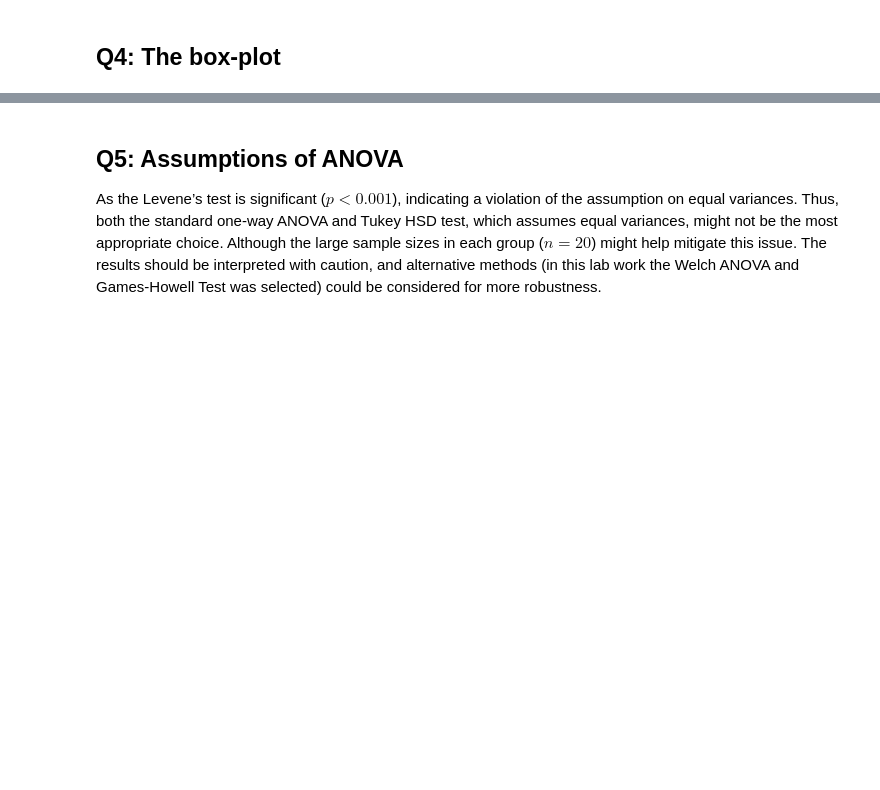
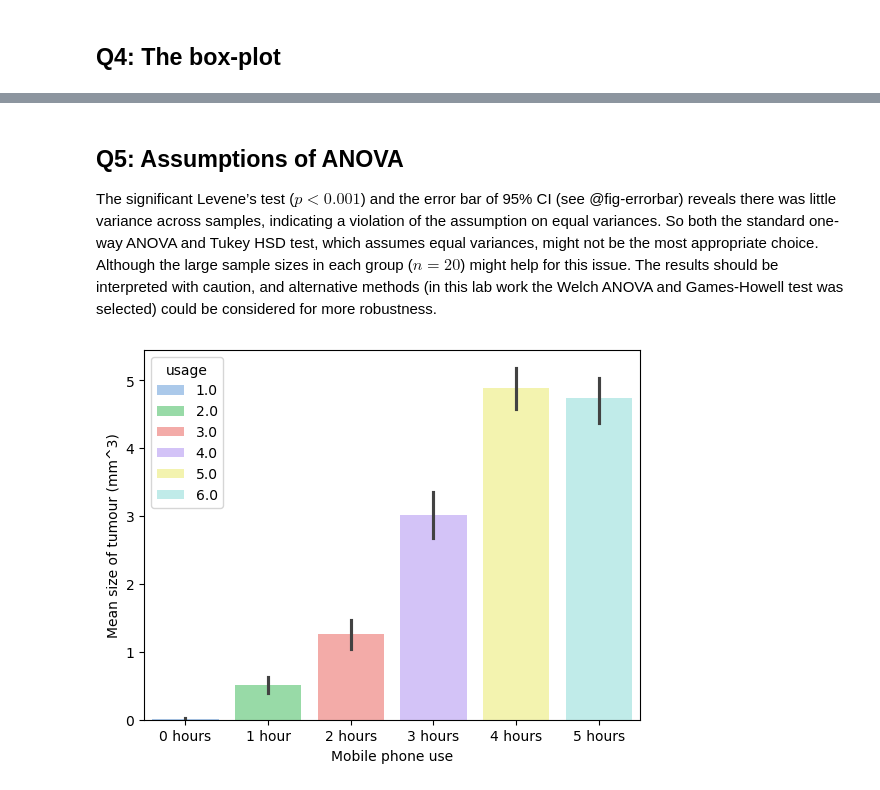
Before and after one commit to AliceAmamiya/educ8009, a Jupyter notebook: session15-16/assignment.ipynb, the cells around one changed output, grey strips where cells are left out. Drawn from its saved outputs; the diff is of its cells as text; code cells hidden in the pictures; blank space fills up the shorter version.

```diff
--- a/session15-16/assignment.ipynb
+++ b/session15-16/assignment.ipynb
@@ -259,7 +254,20 @@ plt.show()
 # %% [markdown]
 ## Q5: Assumptions of ANOVA
 
-As the Levene’s test is significant ($p < 0.001$), indicating a violation of the assumption on equal variances. Thus, both the standard one-way ANOVA and Tukey HSD test, which assumes equal variances, might not be the most appropriate choice. Although the large sample sizes in each group ($n = 20$) might help mitigate this issue. The results should be interpreted with caution, and alternative methods (in this lab work the Welch ANOVA and Games-Howell Test was selected) could be considered for more robustness.
+The significant Levene’s test ($p < 0.001$) and the error bar of 95% CI (see @fig-errorbar) reveals there was little variance across samples, indicating a violation of the assumption on equal variances. So both the standard one-way ANOVA and Tukey HSD test, which assumes equal variances, might not be the most appropriate choice. Although the large sample sizes in each group ($n = 20$) might help for this issue. The results should be interpreted with caution, and alternative methods (in this lab work the Welch ANOVA and Games-Howell test was selected) could be considered for more robustness.
+# %%
+#| echo: false
+#| label: fig-errorbar
+#| fig-cap: "Error bars: 95% CI"
+
+tumour_bar = sns.barplot(tumour_df, x='usage', y='tumour', errorbar=('ci', 95), hue='usage', palette='pastel6')
+tumour_bar.set_xlabel('Mobile phone use')
+tumour_bar.set_xticks(range(6))
+tumour_bar.set_xticklabels(('0 hours', '1 hour', '2 hours', '3 hours', '4 hours', '5 hours'))
+tumour_bar.set_ylabel('Mean size of tumour (mm^3)')
+plt.show()
+# %% [output]
+[figure, added]
 # %% [markdown]
 # Final thoughts: Strap, phone, and head
 
```
Also changed, not shown: parts of 7 cells of this notebook, 13 other files.
